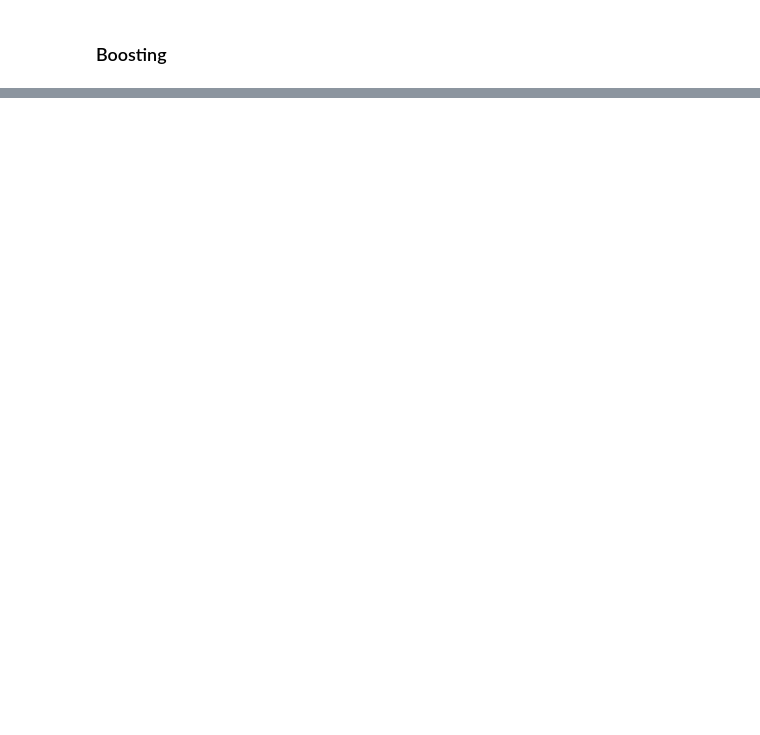
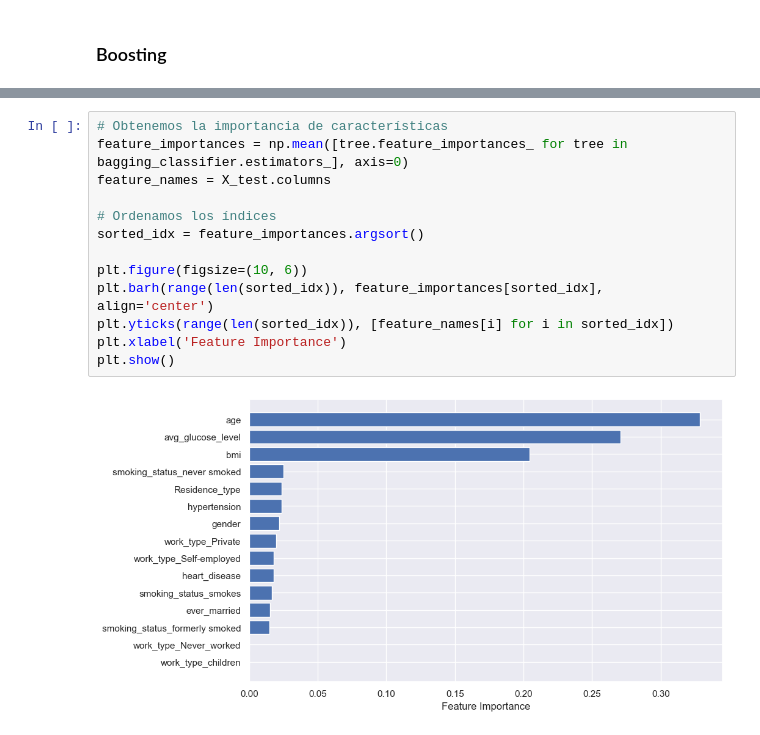
Before and after one commit to Gabriela-Sol/ML, a Jupyter notebook: notebooks/04_clasification_by_trees.ipynb, the cells around one changed output, grey strips where cells are left out. Drawn from its saved outputs; the diff is of its cells as text; blank space fills up the shorter version.

```diff
--- a/notebooks/04_clasification_by_trees.ipynb
+++ b/notebooks/04_clasification_by_trees.ipynb
@@ -366,0 +394,15 @@ metrics_ada
+# %%
+# Obtenemos la importancia de características
+feature_importances = np.mean([tree.feature_importances_ for tree in bagging_classifier.estimators_], axis=0)
+feature_names = X_test.columns
+
+# Ordenamos los índices
+sorted_idx = feature_importances.argsort()
+
+plt.figure(figsize=(10, 6))
+plt.barh(range(len(sorted_idx)), feature_importances[sorted_idx], align='center')
+plt.yticks(range(len(sorted_idx)), [feature_names[i] for i in sorted_idx])
+plt.xlabel('Feature Importance')
+plt.show()
+# %% [output]
+[figure, added]
```
Also changed, not shown: parts of 22 cells of this notebook.
